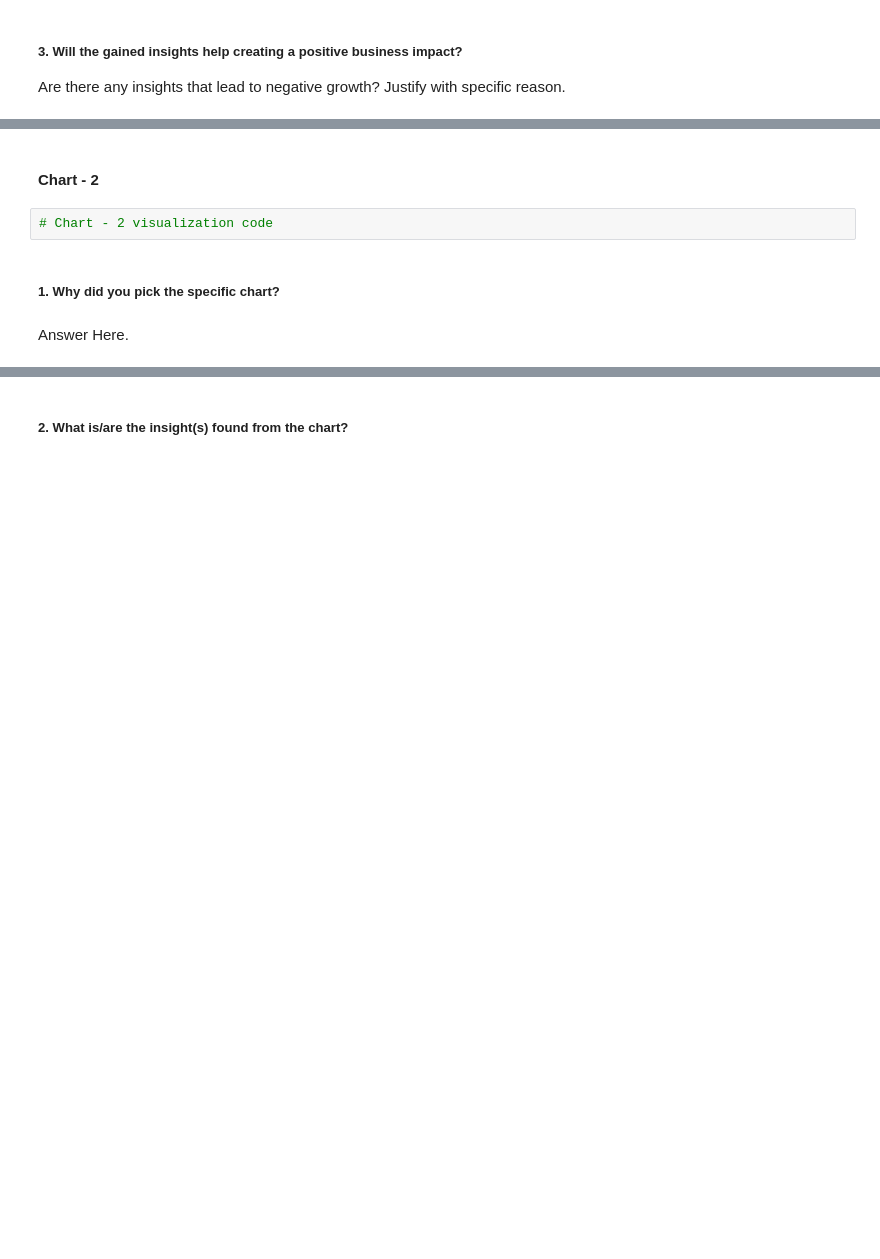
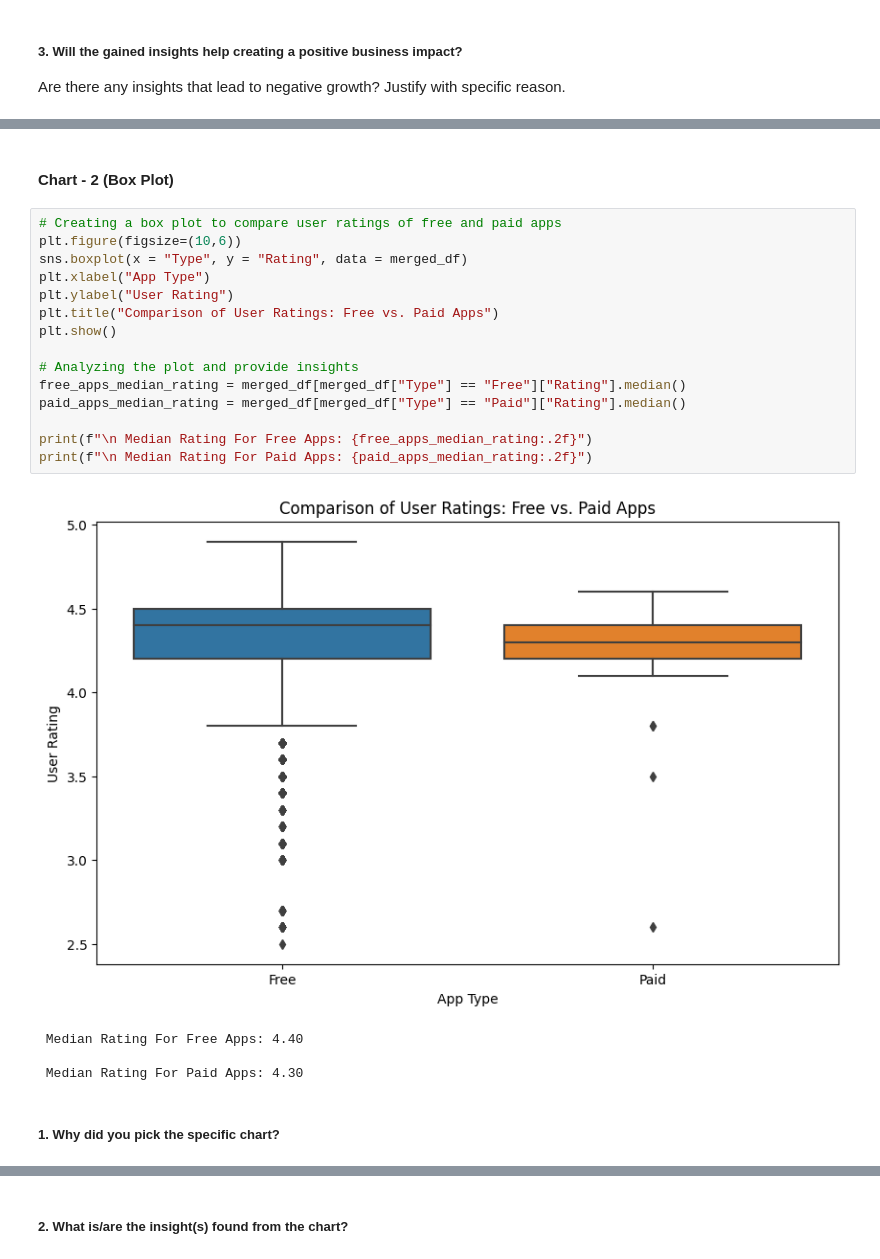
Before and after one commit to Himanshu-Bytes/Play-Store-App-Review-Analysis, a Jupyter notebook: Play_Store_App_Review_Analysis_EDA_Project.ipynb, the cells around one changed output, grey strips where cells are left out. Saved outputs shown, nothing was run; the diff lists cells and outputs as text; blank space fills up the shorter version.

```diff
--- a/Play_Store_App_Review_Analysis_EDA_Project.ipynb
+++ b/Play_Store_App_Review_Analysis_EDA_Project.ipynb
@@ -344,8 +462,24 @@ Answer Here
 # %% [markdown]
-#### Chart - 2
+#### Chart - 2 (Box Plot)
-# %%
-# Chart - 2 visualization code
+# %%
+# Creating a box plot to compare user ratings of free and paid apps
+plt.figure(figsize=(10,6))
+sns.boxplot(x = "Type", y = "Rating", data = merged_df)
+plt.xlabel("App Type")
+plt.ylabel("User Rating")
+plt.title("Comparison of User Ratings: Free vs. Paid Apps")
+plt.show()
+
+# Analyzing the plot and provide insights
+free_apps_median_rating = merged_df[merged_df["Type"] == "Free"]["Rating"].median()
+paid_apps_median_rating = merged_df[merged_df["Type"] == "Paid"]["Rating"].median()
+
+print(f"\n Median Rating For Free Apps: {free_apps_median_rating:.2f}")
+print(f"\n Median Rating For Paid Apps: {paid_apps_median_rating:.2f}")
+# %% [output]
+[figure, added]
+ Median Rating For Free Apps: 4.40
+
+ Median Rating For Paid Apps: 4.30
 # %% [markdown]
 ##### 1. Why did you pick the specific chart?
-# %% [markdown]
-Answer Here.
```
Also changed, not shown: parts of 31 cells of this notebook.
